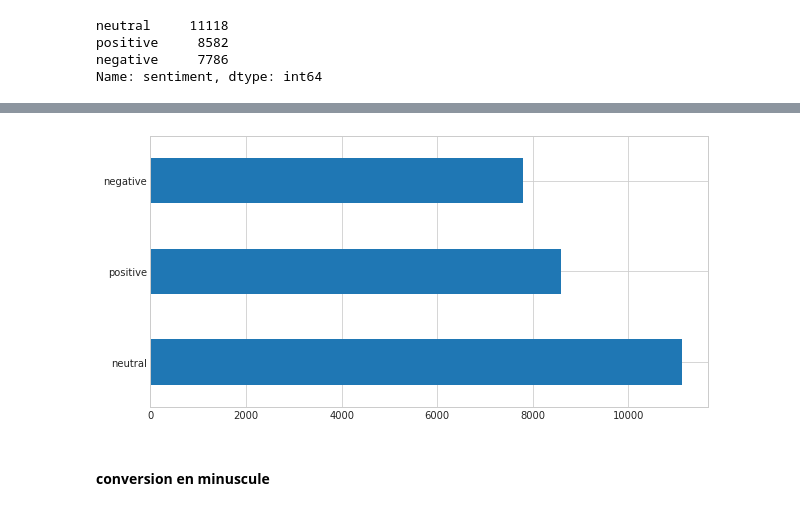
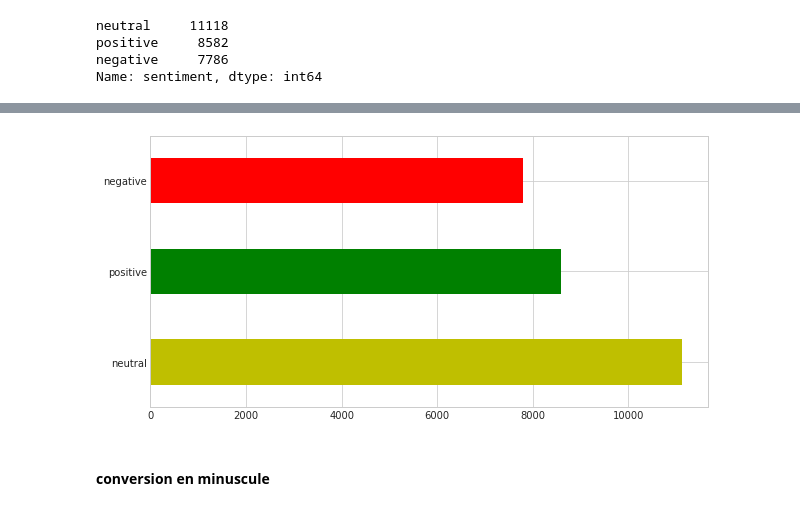
Before and after one commit to Tagnysen/tweet-sentiment, a Jupyter notebook: tweet_sentiment_cleaning.ipynb, the cells around one changed output, grey strips where cells are left out. Saved outputs shown, nothing was run; the diff lists cells and outputs as text; code cells hidden in the pictures.

```diff
--- a/tweet_sentiment_cleaning.ipynb
+++ b/tweet_sentiment_cleaning.ipynb
@@ -143,10 +143,10 @@ HTML(html_pygal.format(pygal_render=bar_chart.render()))
 # %%
 fig=plt.figure(figsize= (10,5))
 ax = fig.add_subplot(1,1,1)
-train_df.sentiment.value_counts().plot.barh(logx = False)
+train_df.sentiment.value_counts().plot.barh(logx = False, color=['y', 'g', 'r'])
 plt.show()
 # %% [output]
-[figure, old version]
+[figure, new version]
 # %% [markdown]
 #### conversion en minuscule
 # %%
```
Also changed, not shown: parts of 18 cells of this notebook.
